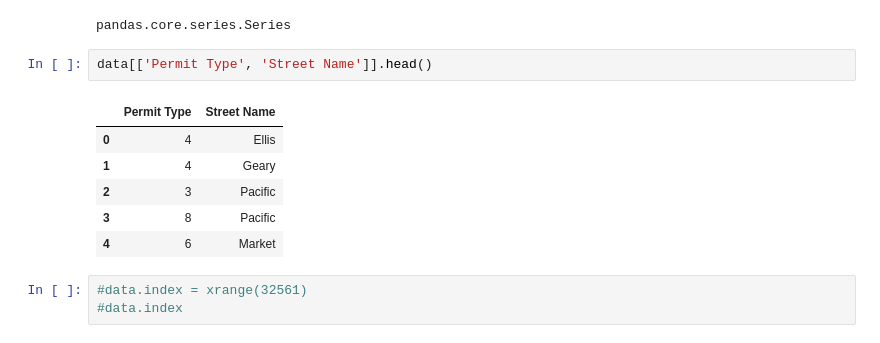
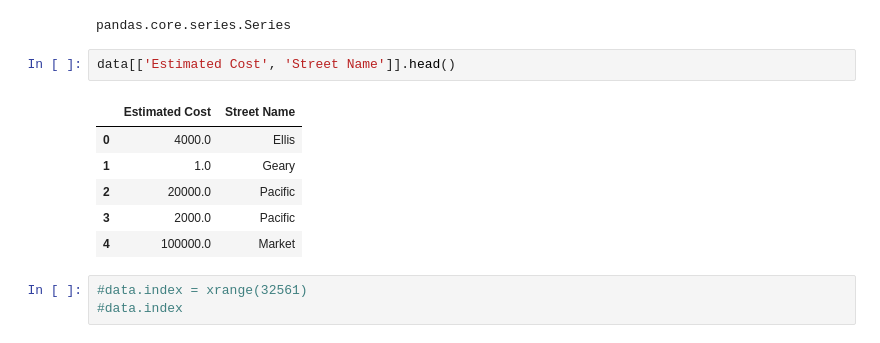
Before and after one commit to NovozhilovaA/Machine_Learning_Building_Permits, a Jupyter notebook: Building_Permits.ipynb, the cells around one changed output. Drawn from its saved outputs; the diff is of its cells as text.

```diff
--- a/Building_Permits.ipynb
+++ b/Building_Permits.ipynb
@@ -167,14 +162,14 @@ type(data['Street Name'])
 # %% [output]
 pandas.core.series.Series
 # %%
-data[['Permit Type', 'Street Name']].head()
+data[['Estimated Cost', 'Street Name']].head()
 # %% [output]
-|  | Permit Type | Street Name |
-| 0 | 4 | Ellis |
-| 1 | 4 | Geary |
-| 2 | 3 | Pacific |
-| 3 | 8 | Pacific |
-| 4 | 6 | Market |
+|  | Estimated Cost | Street Name |
+| 0 | 4000.0 | Ellis |
+| 1 | 1.0 | Geary |
+| 2 | 20000.0 | Pacific |
+| 3 | 2000.0 | Pacific |
+| 4 | 100000.0 | Market |
 # %%
 #data.index = xrange(32561)
 #data.index
```
Also changed, not shown: parts of 55 cells of this notebook.
